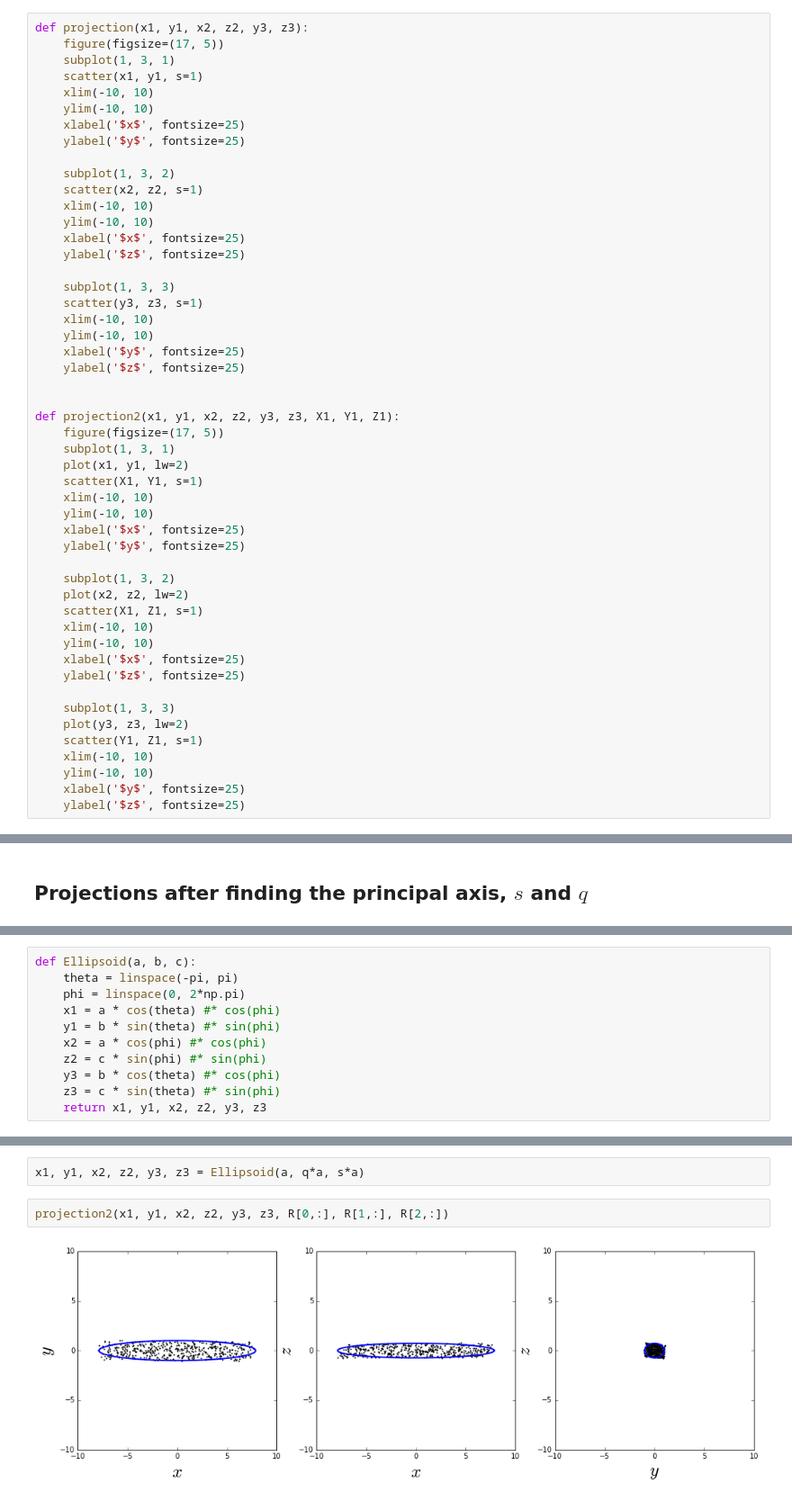
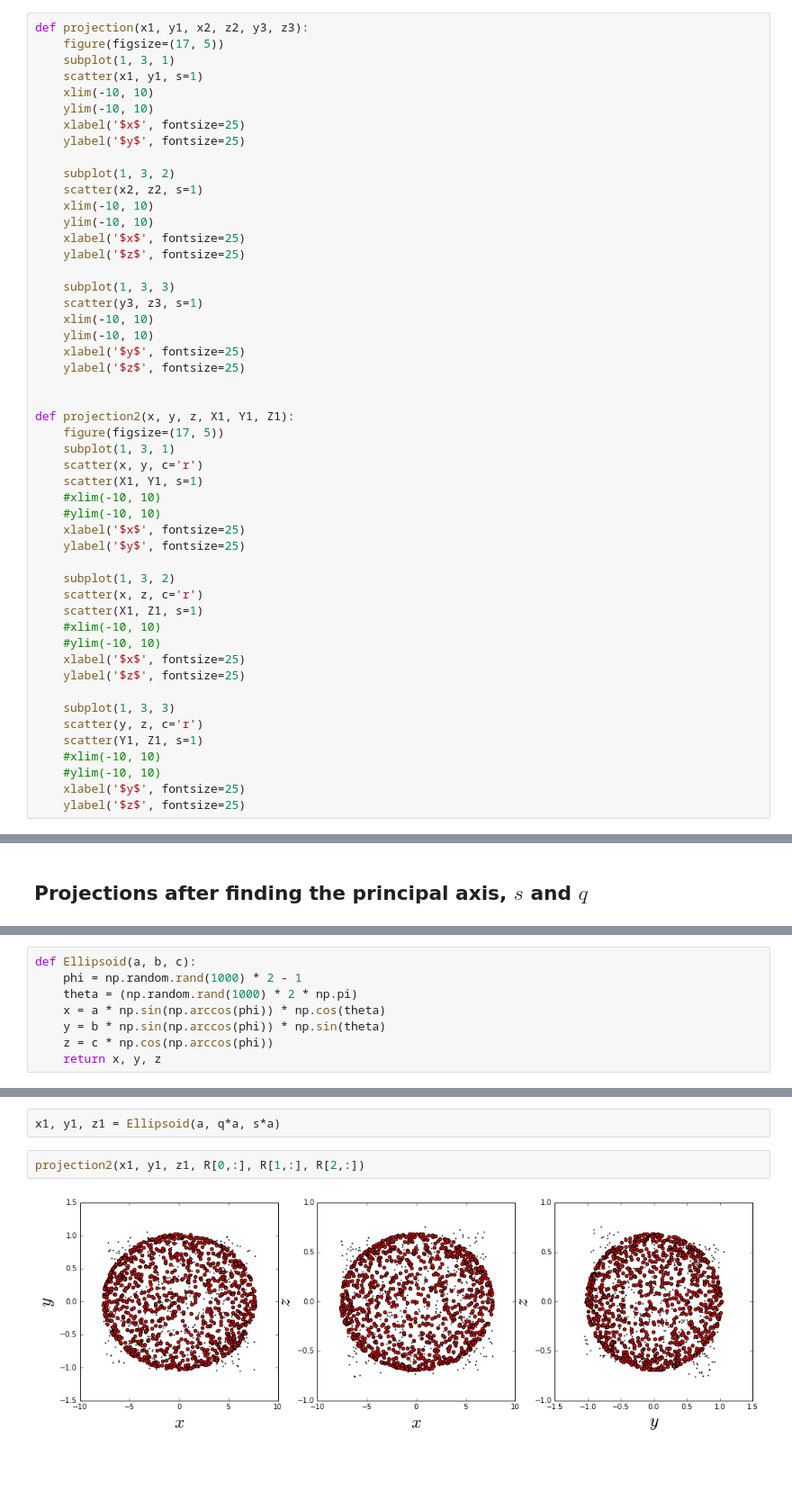
Before and after one commit to jngaravitoc/shapes, a Jupyter notebook: Inertia_tensor_method.ipynb, the cells around one changed output, grey strips where cells are left out. Shown: that part at 90% size. Cells and saved outputs as stored; diff of their text form; blank space fills up the shorter version.

```diff
--- a/Inertia_tensor_method.ipynb
+++ b/Inertia_tensor_method.ipynb
@@ -95,29 +95,29 @@ def projection(x1, y1, x2, z2, y3, z3):
     ylabel('$z$', fontsize=25)
 
 
-def projection2(x1, y1, x2, z2, y3, z3, X1, Y1, Z1):
+def projection2(x, y, z, X1, Y1, Z1):
     figure(figsize=(17, 5))
     subplot(1, 3, 1)
-    plot(x1, y1, lw=2)
+    scatter(x, y, c='r')
     scatter(X1, Y1, s=1)
-    xlim(-10, 10)
-    ylim(-10, 10)
+    #xlim(-10, 10)
+    #ylim(-10, 10)
     xlabel('$x$', fontsize=25)
     ylabel('$y$', fontsize=25)
 
     subplot(1, 3, 2)
-    plot(x2, z2, lw=2)
+    scatter(x, z, c='r')
     scatter(X1, Z1, s=1)
-    xlim(-10, 10)
-    ylim(-10, 10)
+    #xlim(-10, 10)
+    #ylim(-10, 10)
     xlabel('$x$', fontsize=25)
     ylabel('$z$', fontsize=25)
 
     subplot(1, 3, 3)
-    plot(y3, z3, lw=2)
+    scatter(y, z, c='r')
     scatter(Y1, Z1, s=1)
-    xlim(-10, 10)
-    ylim(-10, 10)
+    #xlim(-10, 10)
+    #ylim(-10, 10)
     xlabel('$y$', fontsize=25)
     ylabel('$z$', fontsize=25)
 # %% [markdown]
@@ -178,14 +178,11 @@ projection(R[0,:], R[1,:], R[0,:], R[2,:], R[1,:], R[2,:])
-# %%
-def Ellipsoid(a, b, c):
-    theta = linspace(-pi, pi)
-    phi = linspace(0, 2*np.pi)
-    x1 = a * cos(theta) #* cos(phi)
-    y1 = b * sin(theta) #* sin(phi)
-    x2 = a * cos(phi) #* cos(phi)
-    z2 = c * sin(phi) #* sin(phi)
-    y3 = b * cos(theta) #* cos(phi)
-    z3 = c * sin(theta) #* sin(phi)
-    return x1, y1, x2, z2, y3, z3
+# %%
+def Ellipsoid(a, b, c):
+    phi = np.random.rand(1000) * 2 - 1
+    theta = (np.random.rand(1000) * 2 * np.pi)
+    x = a * np.sin(np.arccos(phi)) * np.cos(theta)
+    y = b * np.sin(np.arccos(phi)) * np.sin(theta)
+    z = c * np.cos(np.arccos(phi))
+    return x, y, z
 # %%
 a = A(cube_xyz,0,0,0)
 print a, q, s
@@ -194,7 +191,7 @@ print a, q, s
 # %%
-x1, y1, x2, z2, y3, z3 = Ellipsoid(a, q*a, s*a)
+x1, y1, z1 = Ellipsoid(a, q*a, s*a)
 # %%
-projection2(x1, y1, x2, z2, y3, z3, R[0,:], R[1,:], R[2,:])
+projection2(x1, y1, z1, R[0,:], R[1,:], R[2,:])
 # %% [output]
-[figure, old version]
+[figure, new version]
 # %%
```
Also changed, not shown: parts of 10 cells of this notebook.
